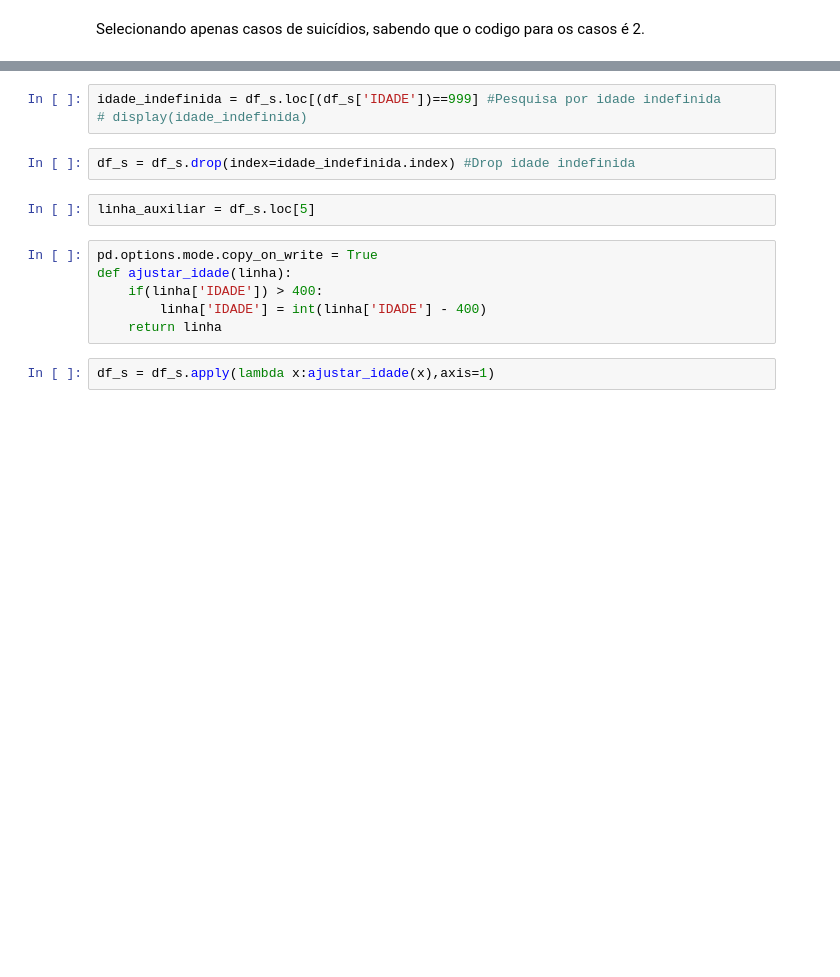
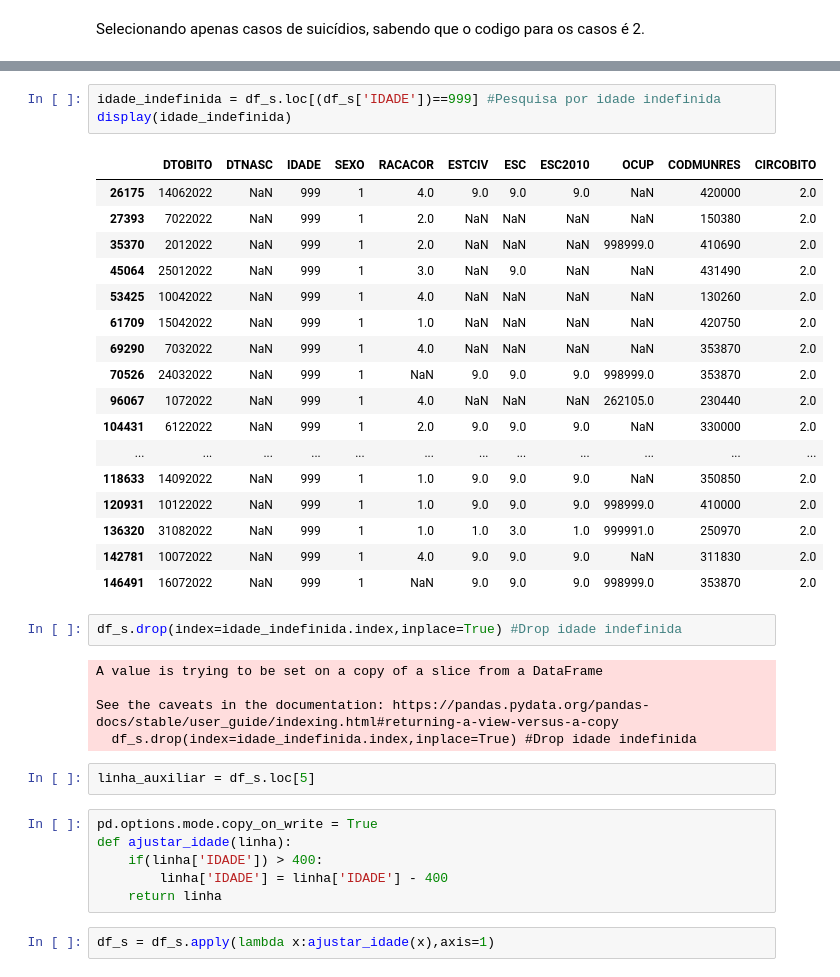
Before and after one commit to JeanPonte/ProjectETE_S, a Jupyter notebook: Code_S.ipynb, the cells around one changed output, grey strips where cells are left out. Saved outputs shown, nothing was run; the diff lists cells and outputs as text; blank space fills up the shorter version.

```diff
--- a/Code_S.ipynb
+++ b/Code_S.ipynb
@@ -52,15 +70,38 @@ df_s = df_colunas_selecionadas.loc[(df_geral['CIRCOBITO'])==2]
 # %%
 idade_indefinida = df_s.loc[(df_s['IDADE'])==999] #Pesquisa por idade indefinida
-# display(idade_indefinida)
+display(idade_indefinida)
+# %% [output]
+|  | DTOBITO | DTNASC | IDADE | SEXO | RACACOR | ESTCIV | ESC | ESC2010 | OCUP | CODMUNRES | CIRCOBITO |
+| 26175 | 14062022 | NaN | 999 | 1 | 4.0 | 9.0 | 9.0 | 9.0 | NaN | 420000 | 2.0 |
+| 27393 | 7022022 | NaN | 999 | 1 | 2.0 | NaN | NaN | NaN | NaN | 150380 | 2.0 |
+| 35370 | 2012022 | NaN | 999 | 1 | 2.0 | NaN | NaN | NaN | 998999.0 | 410690 | 2.0 |
+| 45064 | 25012022 | NaN | 999 | 1 | 3.0 | NaN | 9.0 | NaN | NaN | 431490 | 2.0 |
+| 53425 | 10042022 | NaN | 999 | 1 | 4.0 | NaN | NaN | NaN | NaN | 130260 | 2.0 |
+| 61709 | 15042022 | NaN | 999 | 1 | 1.0 | NaN | NaN | NaN | NaN | 420750 | 2.0 |
+| 69290 | 7032022 | NaN | 999 | 1 | 4.0 | NaN | NaN | NaN | NaN | 353870 | 2.0 |
+| 70526 | 24032022 | NaN | 999 | 1 | NaN | 9.0 | 9.0 | 9.0 | 998999.0 | 353870 | 2.0 |
+| 96067 | 1072022 | NaN | 999 | 1 | 4.0 | NaN | NaN | NaN | 262105.0 | 230440 | 2.0 |
+| 104431 | 6122022 | NaN | 999 | 1 | 2.0 | 9.0 | 9.0 | 9.0 | NaN | 330000 | 2.0 |
+| ... | ... | ... | ... | ... | ... | ... | ... | ... | ... | ... | ... |
+| 118633 | 14092022 | NaN | 999 | 1 | 1.0 | 9.0 | 9.0 | 9.0 | NaN | 350850 | 2.0 |
+| 120931 | 10122022 | NaN | 999 | 1 | 1.0 | 9.0 | 9.0 | 9.0 | 998999.0 | 410000 | 2.0 |
+| 136320 | 31082022 | NaN | 999 | 1 | 1.0 | 1.0 | 3.0 | 1.0 | 999991.0 | 250970 | 2.0 |
+| 142781 | 10072022 | NaN | 999 | 1 | 4.0 | 9.0 | 9.0 | 9.0 | NaN | 311830 | 2.0 |
+| 146491 | 16072022 | NaN | 999 | 1 | NaN | 9.0 | 9.0 | 9.0 | 998999.0 | 353870 | 2.0 |
 # %%
-df_s = df_s.drop(index=idade_indefinida.index) #Drop idade indefinida
+df_s.drop(index=idade_indefinida.index,inplace=True) #Drop idade indefinida
+# %% [output]
+A value is trying to be set on a copy of a slice from a DataFrame
+
+See the caveats in the documentation: https://pandas.pydata.org/pandas-docs/stable/user_guide/indexing.html#returning-a-view-versus-a-copy
+  df_s.drop(index=idade_indefinida.index,inplace=True) #Drop idade indefinida
 # %%
 linha_auxiliar = df_s.loc[5]
 # %%
 pd.options.mode.copy_on_write = True
 def ajustar_idade(linha):
     if(linha['IDADE']) > 400:
-        linha['IDADE'] = int(linha['IDADE'] - 400)
+        linha['IDADE'] = linha['IDADE'] - 400
     return linha
 # %%
 df_s = df_s.apply(lambda x:ajustar_idade(x),axis=1)
```
Also changed, not shown: parts of 23 cells of this notebook, 1 other file.
